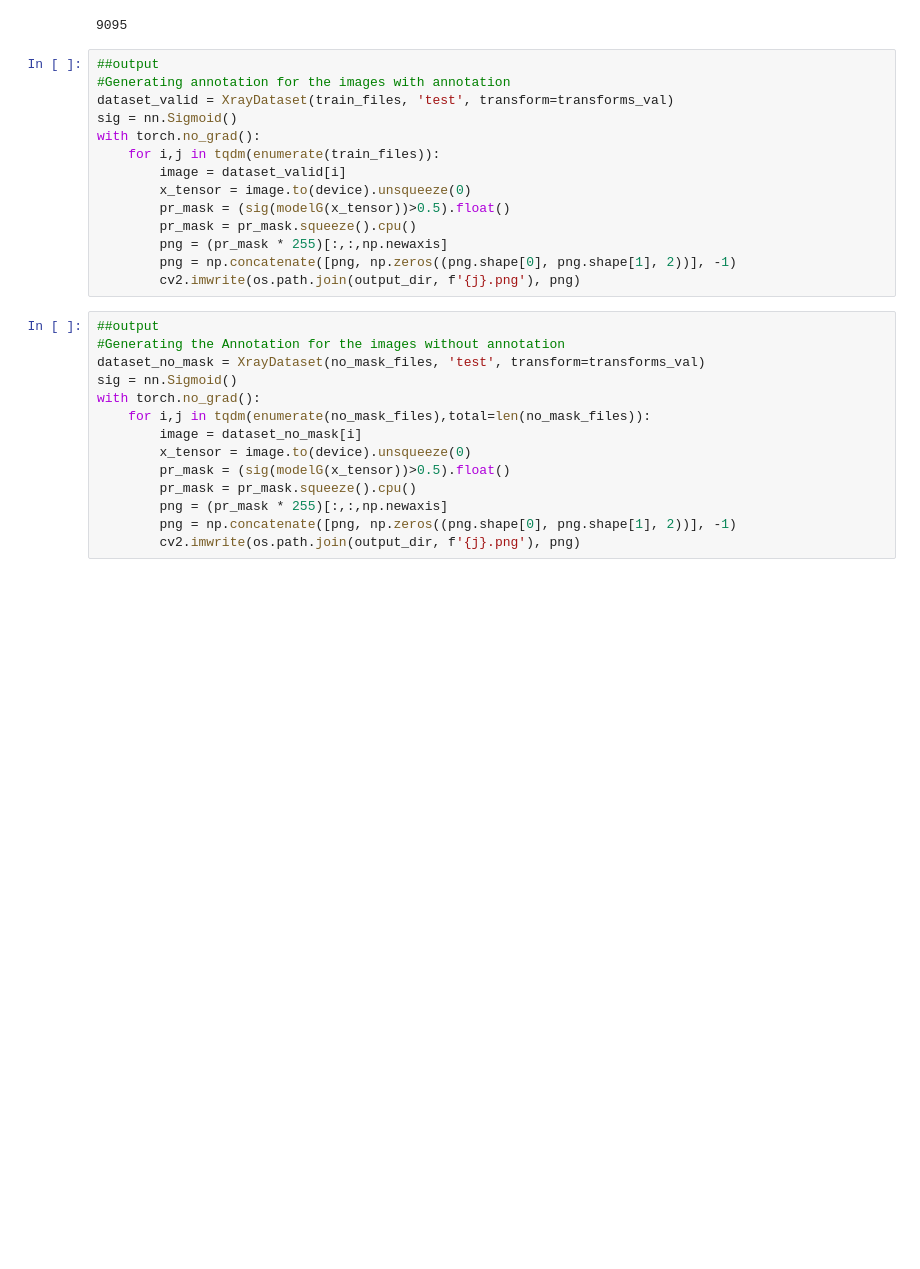
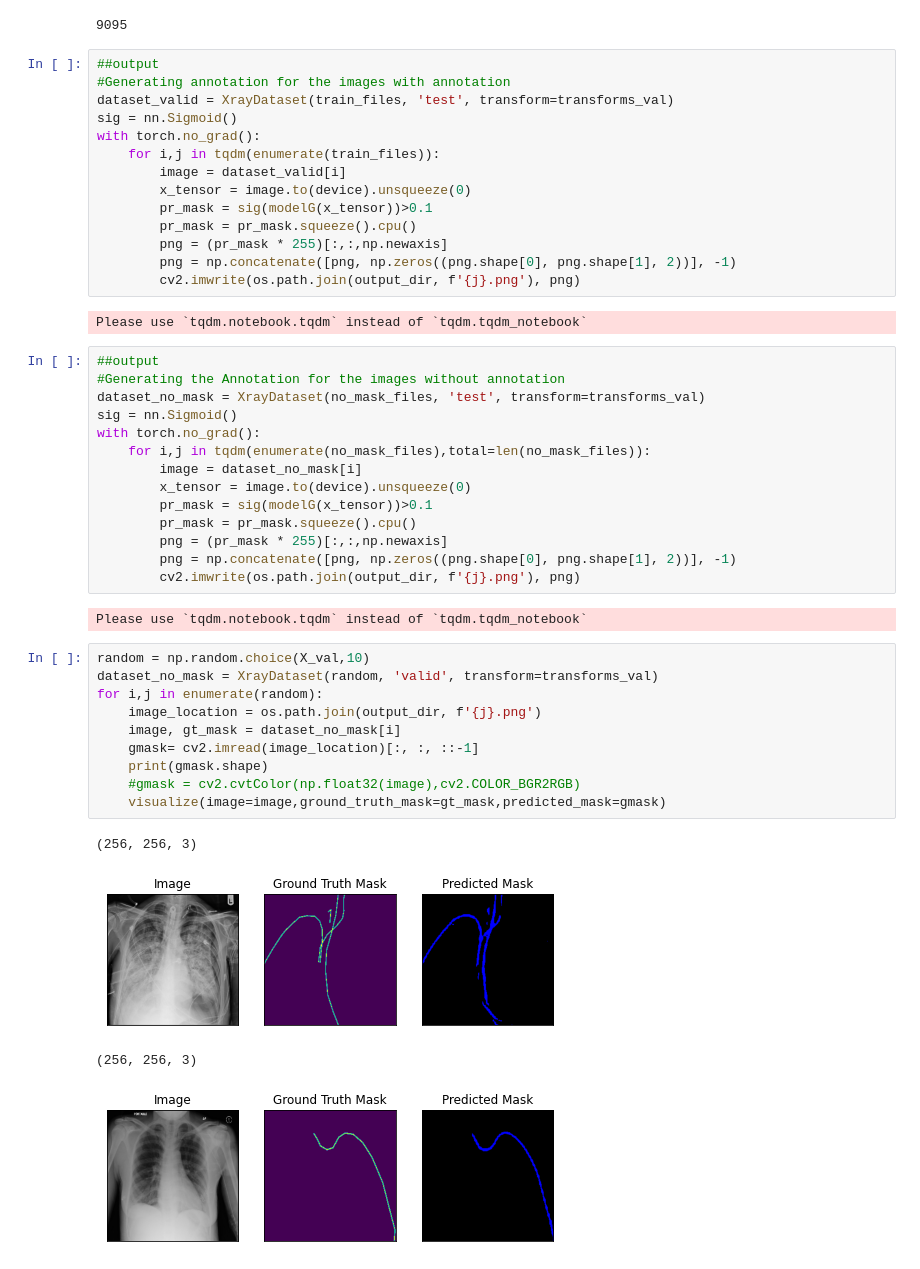
Before and after one commit to aryalmilan/Catheter-Detection-and-classification, a Jupyter notebook: submit/Segmentation.ipynb, the cells around one changed output. Saved outputs shown, nothing was run; the diff lists cells and outputs as text; blank space fills up the shorter version.

```diff
--- a/submit/Segmentation.ipynb
+++ b/submit/Segmentation.ipynb
@@ -483,11 +479,13 @@ with torch.no_grad():
     for i,j in tqdm(enumerate(train_files)):
         image = dataset_valid[i]
         x_tensor = image.to(device).unsqueeze(0)
-        pr_mask = (sig(modelG(x_tensor))>0.5).float()
+        pr_mask = sig(modelG(x_tensor))>0.1
         pr_mask = pr_mask.squeeze().cpu()
         png = (pr_mask * 255)[:,:,np.newaxis]
         png = np.concatenate([png, np.zeros((png.shape[0], png.shape[1], 2))], -1)
         cv2.imwrite(os.path.join(output_dir, f'{j}.png'), png)
+# %% [output]
+Please use `tqdm.notebook.tqdm` instead of `tqdm.tqdm_notebook`
 # %%
 ##output
 #Generating the Annotation for the images without annotation
@@ -497,8 +495,25 @@ with torch.no_grad():
     for i,j in tqdm(enumerate(no_mask_files),total=len(no_mask_files)):
         image = dataset_no_mask[i]
         x_tensor = image.to(device).unsqueeze(0)
-        pr_mask = (sig(modelG(x_tensor))>0.5).float()
+        pr_mask = sig(modelG(x_tensor))>0.1
         pr_mask = pr_mask.squeeze().cpu()
         png = (pr_mask * 255)[:,:,np.newaxis]
         png = np.concatenate([png, np.zeros((png.shape[0], png.shape[1], 2))], -1)
         cv2.imwrite(os.path.join(output_dir, f'{j}.png'), png)
+# %% [output]
+Please use `tqdm.notebook.tqdm` instead of `tqdm.tqdm_notebook`
+# %%
+random = np.random.choice(X_val,10)
+dataset_no_mask = XrayDataset(random, 'valid', transform=transforms_val)
+for i,j in enumerate(random):
+    image_location = os.path.join(output_dir, f'{j}.png')
+    image, gt_mask = dataset_no_mask[i]
+    gmask= cv2.imread(image_location)[:, :, ::-1]
+    print(gmask.shape)
+    #gmask = cv2.cvtColor(np.float32(image),cv2.COLOR_BGR2RGB)
+    visualize(image=image,ground_truth_mask=gt_mask,predicted_mask=gmask)
+# %% [output]
+(256, 256, 3)
+[figure, added]
+(256, 256, 3)
+[figure, added]
```
Also changed, not shown: parts of 4 cells of this notebook.
